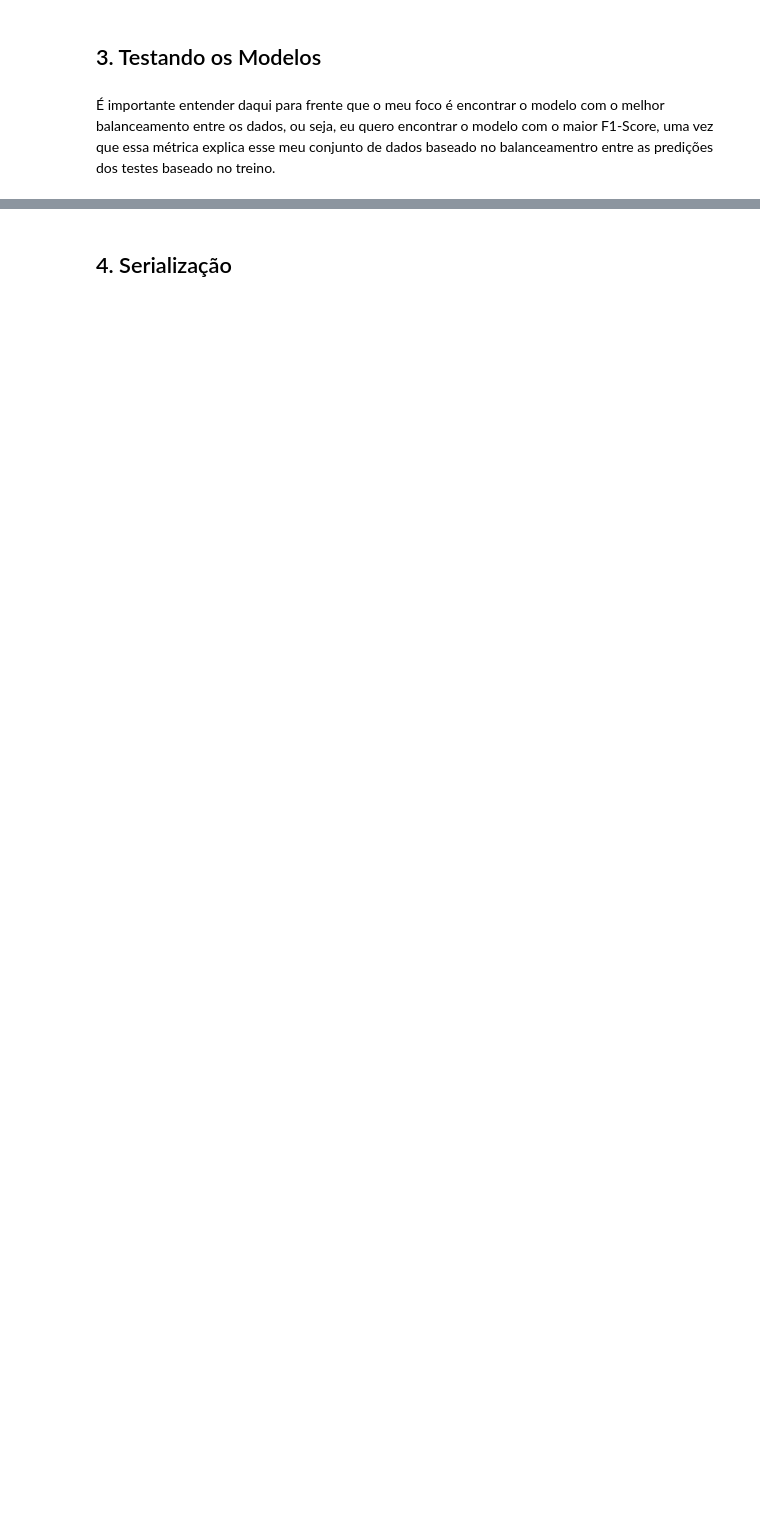
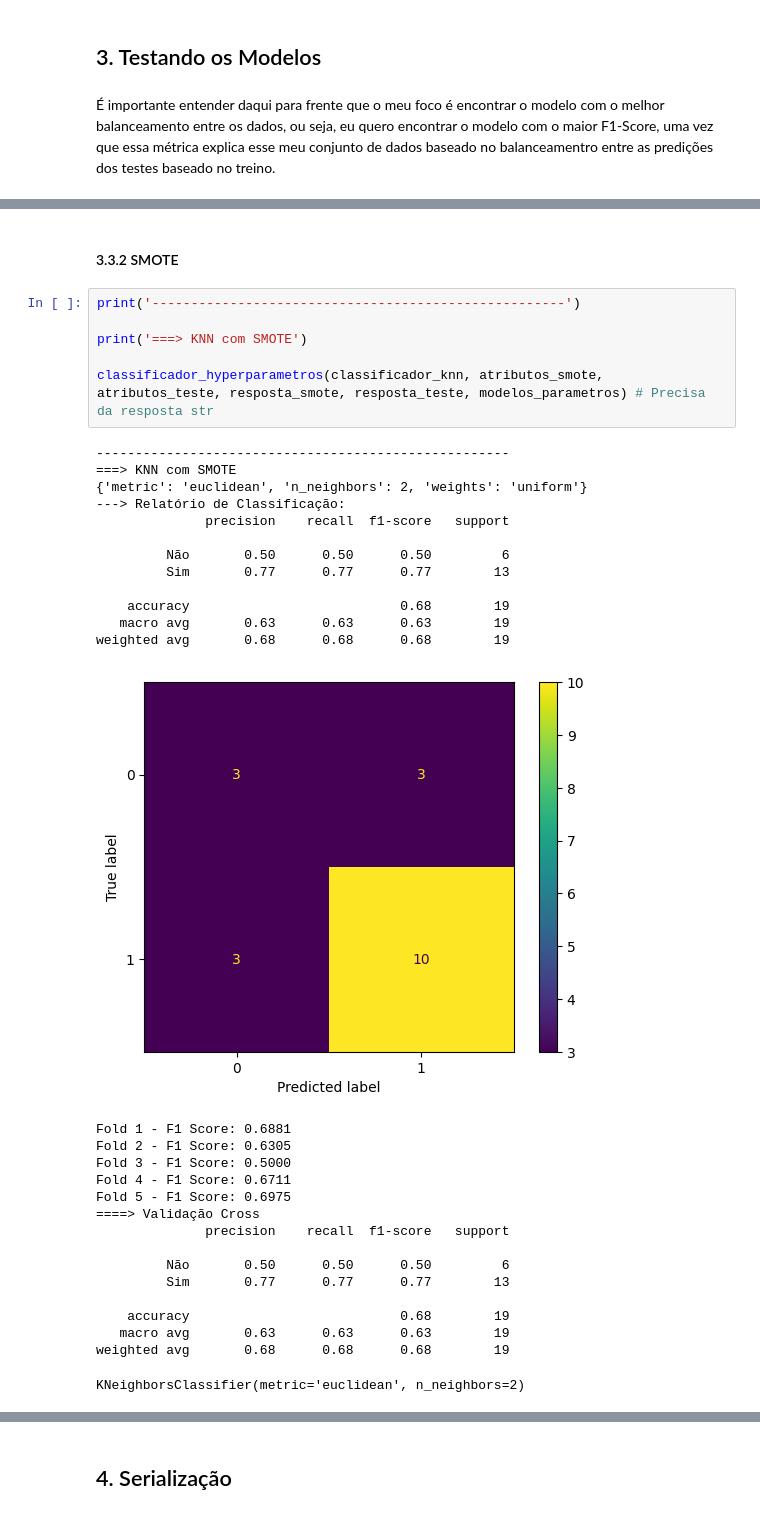
Before and after one commit to Olimpo-Org/olimpo-data-analytics, a Jupyter notebook: Modelo de IA/analise.ipynb, the cells around one changed output, grey strips where cells are left out. Drawn from its saved outputs; the diff is of its cells as text; blank space fills up the shorter version.

```diff
--- a/Modelo de IA/analise.ipynb
+++ b/Modelo de IA/analise.ipynb
@@ -609,0 +728,37 @@ KNeighborsClassifier(metric='euclidean', n_neighbors=2)
+# %% [markdown]
+#### 3.3.2 SMOTE
+# %%
+print('-----------------------------------------------------')
+
+print('===> KNN com SMOTE')
+
+classificador_hyperparametros(classificador_knn, atributos_smote, atributos_teste, resposta_smote, resposta_teste, modelos_parametros) # Precisa da resposta str
+# %% [output]
+-----------------------------------------------------
+===> KNN com SMOTE
+{'metric': 'euclidean', 'n_neighbors': 2, 'weights': 'uniform'}
+---> Relatório de Classificação:
+              precision    recall  f1-score   support
+
+         Não       0.50      0.50      0.50         6
+         Sim       0.77      0.77      0.77        13
+
+    accuracy                           0.68        19
+   macro avg       0.63      0.63      0.63        19
+weighted avg       0.68      0.68      0.68        19
+[figure, added]
+Fold 1 - F1 Score: 0.6881
+Fold 2 - F1 Score: 0.6305
+Fold 3 - F1 Score: 0.5000
+Fold 4 - F1 Score: 0.6711
+Fold 5 - F1 Score: 0.6975
+====> Validação Cross
+              precision    recall  f1-score   support
+
+         Não       0.50      0.50      0.50         6
+         Sim       0.77      0.77      0.77        13
+
+    accuracy                           0.68        19
+   macro avg       0.63      0.63      0.63        19
+weighted avg       0.68      0.68      0.68        19
+KNeighborsClassifier(metric='euclidean', n_neighbors=2)
```
Also changed, not shown: parts of 73 cells of this notebook, 2 other files.
